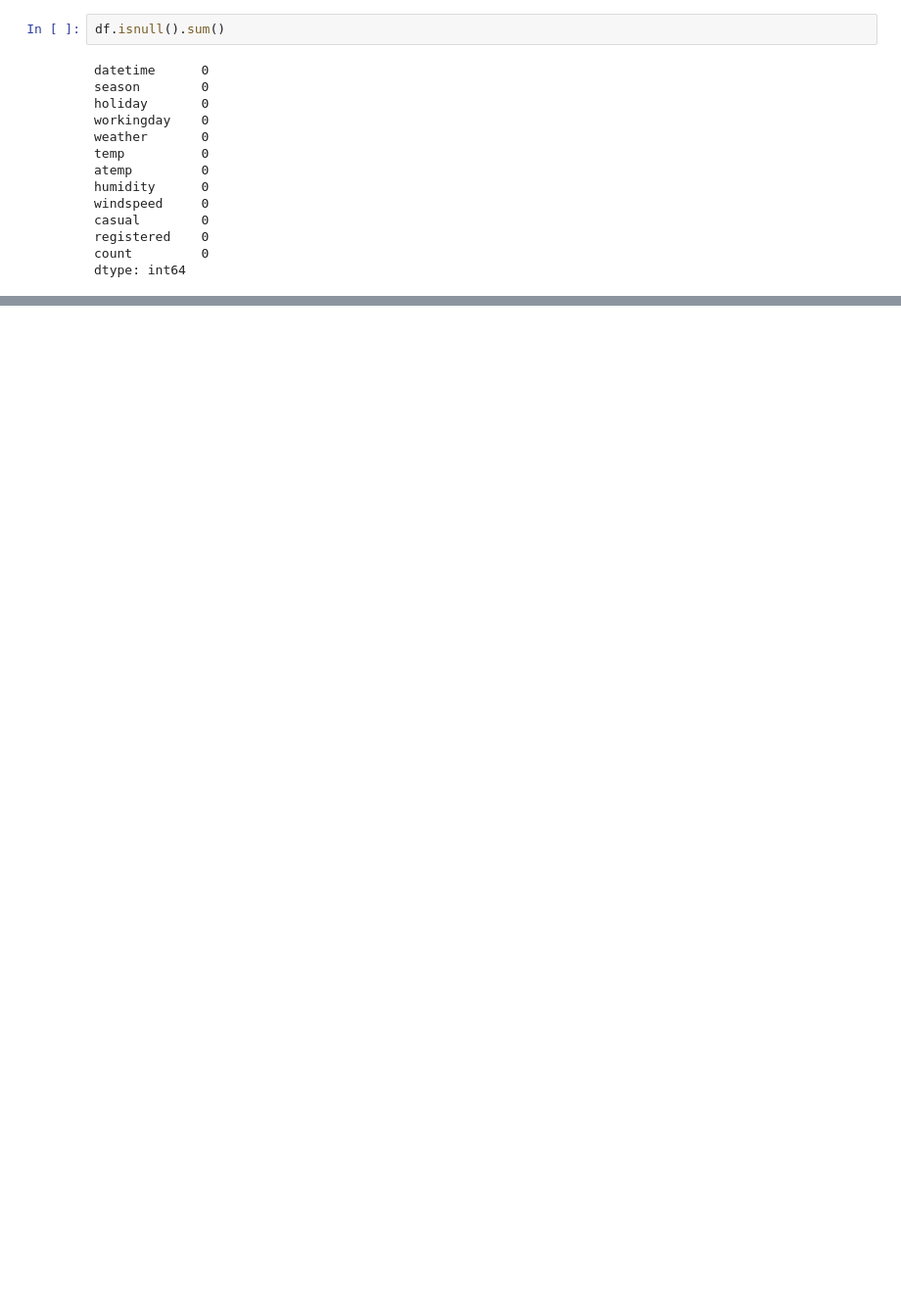
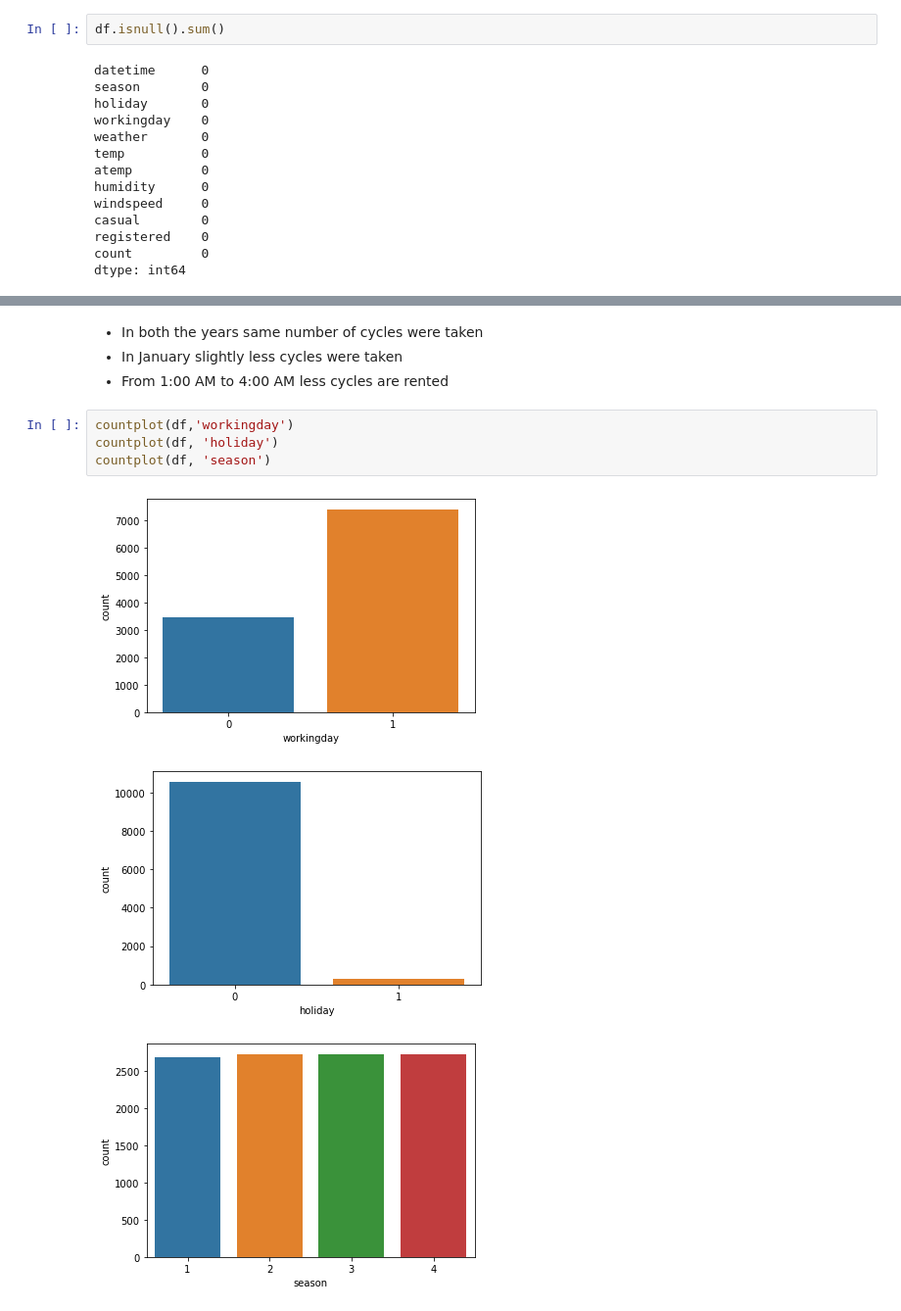
Before and after one commit to Mr-Dheer/BikeSharing, a Jupyter notebook: code.ipynb, the cells around one changed output, grey strips where cells are left out. Shown at 98% size. Drawn from its saved outputs; the diff is of its cells as text; blank space fills up the shorter version.

```diff
--- a/code.ipynb
+++ b/code.ipynb
@@ -42,0 +75,12 @@ sns.histplot(x=df['holiday'])
+# %% [markdown]
+- In both the years same number of cycles were taken
+- In January slightly less cycles were taken
+- From 1:00 AM to 4:00 AM less cycles are rented
+# %%
+countplot(df,'workingday')
+countplot(df, 'holiday')
+countplot(df, 'season')
+# %% [output]
+[figure, added]
+[figure, added]
+[figure, added]
```
Also changed, not shown: parts of 9 cells of this notebook.
